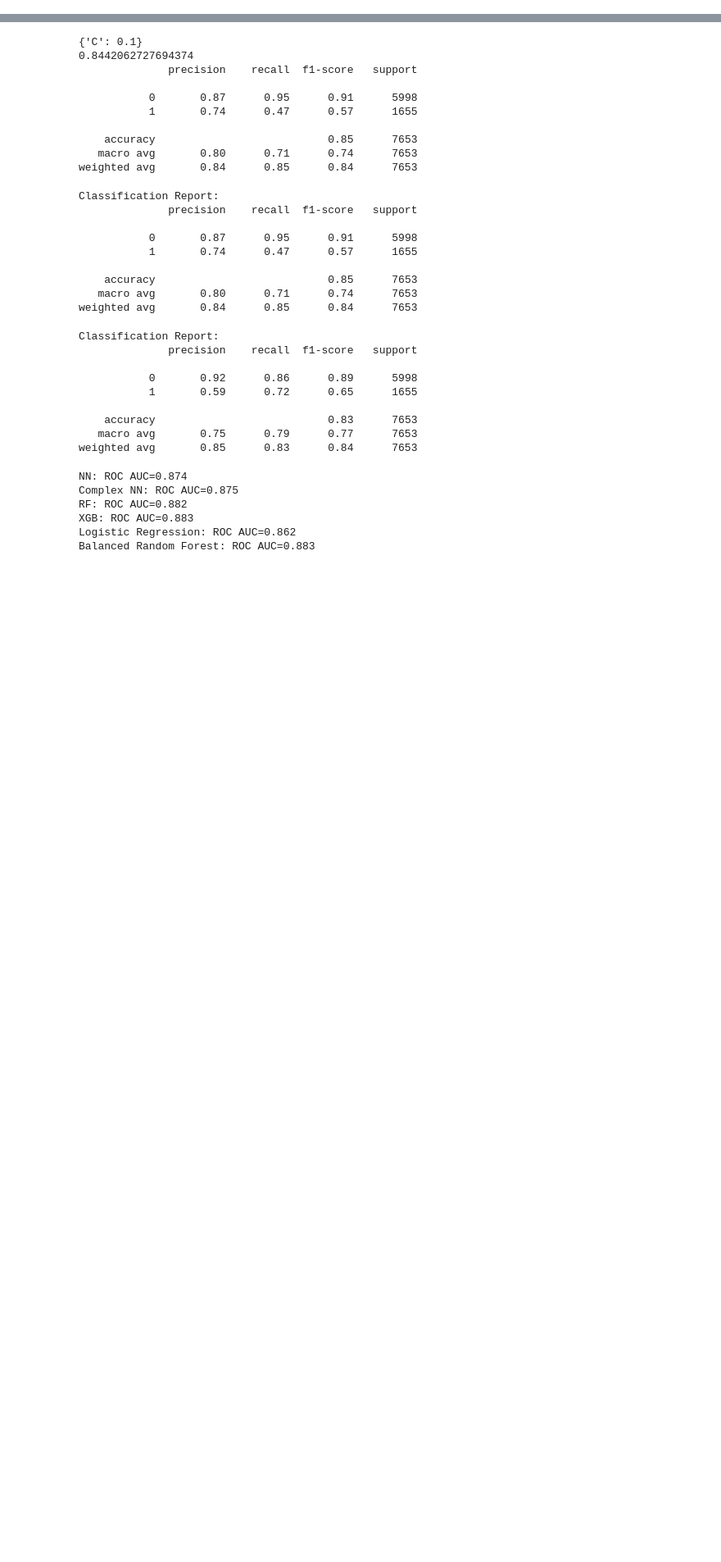
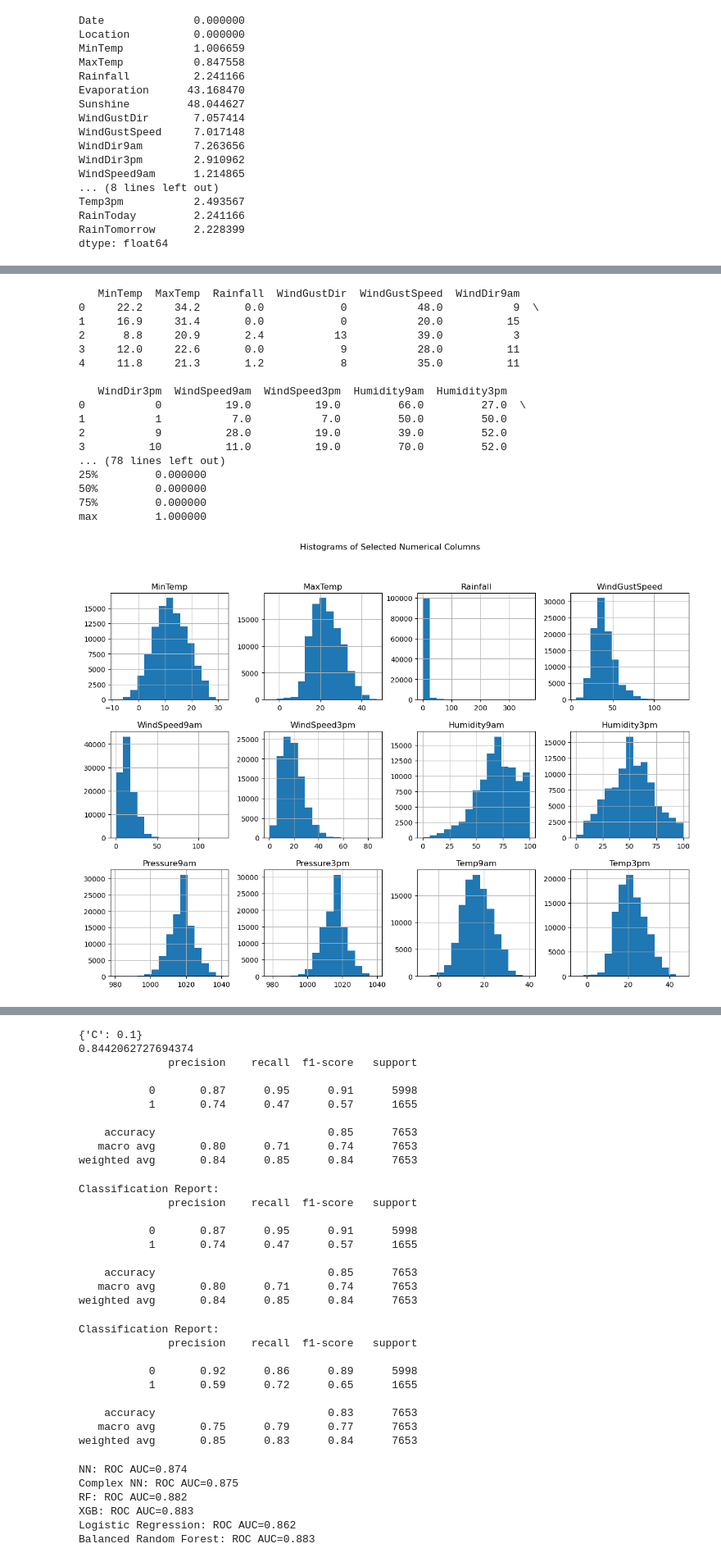
Before and after one commit to HYS20010113/2565-ML-Final-Project, a Jupyter notebook: ENN.ipynb, the cells around one changed output, grey strips where cells are left out. Shown at 82% size. Drawn from its saved outputs; the diff is of its cells as text; code cells hidden in the pictures; blank space fills up the shorter version.

```diff
--- a/ENN.ipynb
+++ b/ENN.ipynb
@@ -25,0 +83,30 @@ from sklearn.metrics import confusion_matrix
+# %%
+def preprocess_weather_data(df):
+    # Impute missing values for numerical columns
+    missing_percentage = df.isnull().sum() * 100 / len(df)
+    print(missing_percentage)
+    #drop columns with more than 30% missing values
+    df = df.dropna(thresh=len(df) * 0.7, axis=1)
+    num_cols = df.select_dtypes(include=[np.number]).columns
+    imputer_num = SimpleImputer(strategy='median')
+    df[num_cols] = imputer_num.fit_transform(df[num_cols])
+
+    df.drop(['Location','Date'],axis=1,inplace=True)
+    # Impute missing values for remaining categorical columns
+    cat_cols = df.select_dtypes(include=['object']).columns
+    imputer_cat = SimpleImputer(strategy='most_frequent')
+    df[cat_cols] = imputer_cat.fit_transform(df[cat_cols])
+
+    # #use onehot encoding for categorical columns
+    # df = pd.get_dummies(df, columns=cat_cols)
+    # Encode categorical variables
+    label_encoders = {}
+    for column in cat_cols:
+        label_encoder = LabelEncoder()
+        df[column] = label_encoder.fit_transform(df[column].astype(str))
+        label_encoders[column] = label_encoder
+
+    print(df.head())
+    print(df.info())
+    print(df.describe())
+    return df, num_cols
@@ -25,0 +138,31 @@ from sklearn.metrics import confusion_matrix
+# %%
+Aus_weather_train, num_cols = preprocess_weather_data(Aus_weather)
+numerical_data = Aus_weather_train[num_cols]
+numerical_data.hist(bins=15, figsize=(15, 10), layout=(3, 4))
+plt.suptitle('Histograms of Selected Numerical Columns')
+plt.show()
+
+# Generating a correlation matrix
+correlation_matrix = numerical_data.corr()
+plt.figure(figsize=(12, 8))
+sns.heatmap(correlation_matrix, annot=True, cmap='coolwarm')
+plt.title('Correlation Matrix')
+plt.show()
+# %% [output]
+Date              0.000000
+Location          0.000000
+MinTemp           1.006659
+MaxTemp           0.847558
+Rainfall          2.241166
+Evaporation      43.168470
+Sunshine         48.044627
+WindGustDir       7.057414
+WindGustSpeed     7.017148
+WindDir9am        7.263656
+WindDir3pm        2.910962
+WindSpeed9am      1.214865
+... (8 lines left out)
+Temp3pm           2.493567
+RainToday         2.241166
+RainTomorrow      2.228399
+dtype: float64
@@ -25,0 +186,18 @@ from sklearn.metrics import confusion_matrix
+   MinTemp  MaxTemp  Rainfall  WindGustDir  WindGustSpeed  WindDir9am
+0     22.2     34.2       0.0            0           48.0           9  \
+1     16.9     31.4       0.0            0           20.0          15
+2      8.8     20.9       2.4           13           39.0           3
+3     12.0     22.6       0.0            9           28.0          11
+4     11.8     21.3       1.2            8           35.0          11
+
+   WindDir3pm  WindSpeed9am  WindSpeed3pm  Humidity9am  Humidity3pm
+0           0          19.0          19.0         66.0         27.0  \
+1           1           7.0           7.0         50.0         50.0
+2           9          28.0          19.0         39.0         52.0
+3          10          11.0          19.0         70.0         52.0
+... (78 lines left out)
+25%         0.000000
+50%         0.000000
+75%         0.000000
+max         1.000000
+[figure, added]
```
Also changed, not shown: parts of 35 cells of this notebook.
